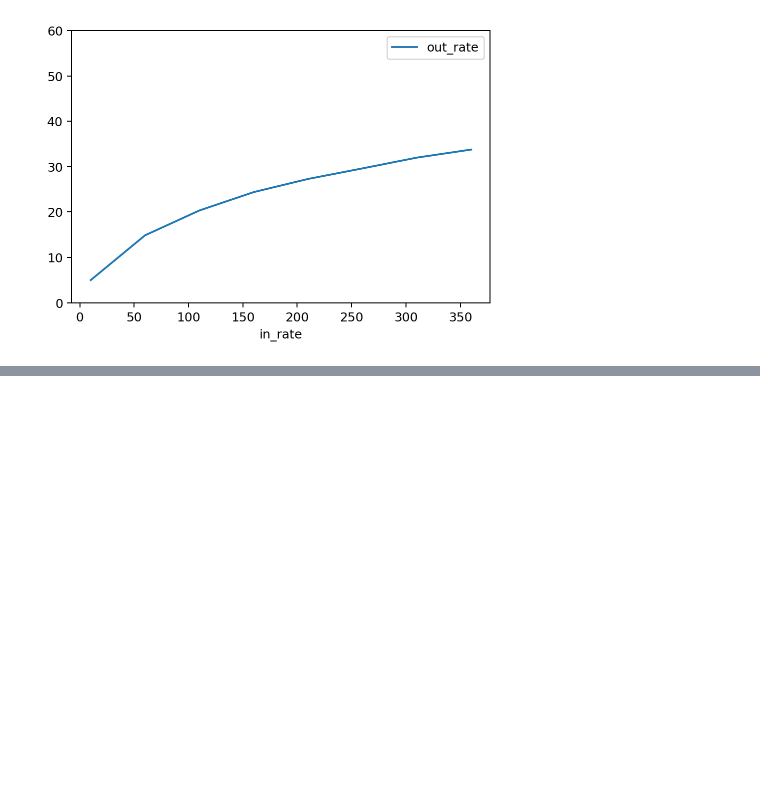
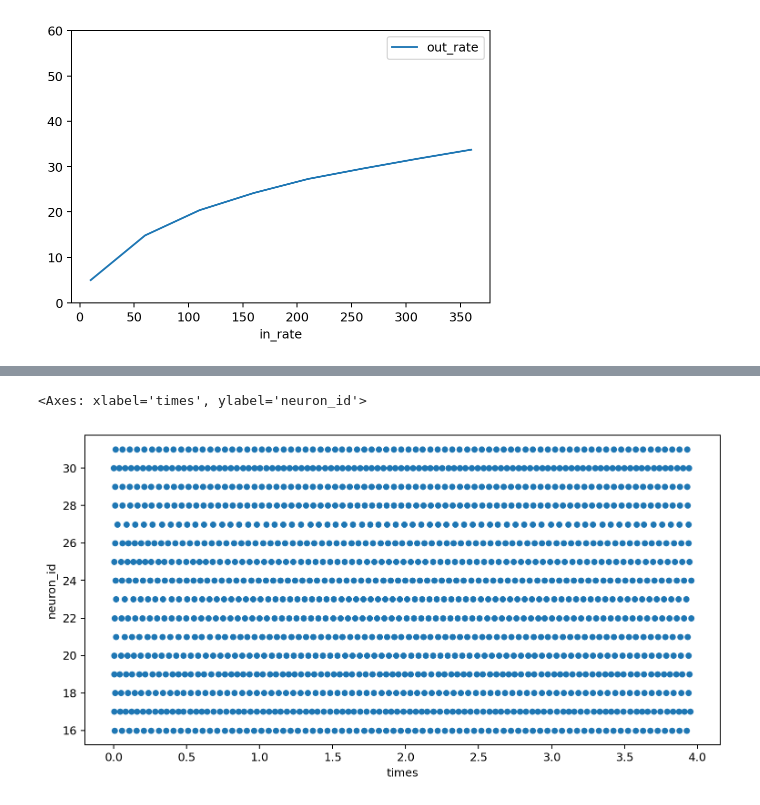
Before and after one commit to FarahBaracat/ni_class_dynapse, a Jupyter notebook: EI_network.ipynb, the cells around one changed output, grey strips where cells are left out. Drawn from its saved outputs; the diff is of its cells as text; code cells hidden in the pictures; blank space fills up the shorter version.

```diff
--- a/EI_network.ipynb
+++ b/EI_network.ipynb
@@ -256,2 +420,9 @@ plt.ylim([0,60])
+# %%
+fig = plt.figure(figsize=(10,5))
+ax = fig.add_subplot(1,1,1)
+results_df.plot(x='times', y='neuron_id', kind='scatter', ax=ax)
+# %% [output]
+<Axes: xlabel='times', ylabel='neuron_id'>
+[figure, added]
 # %%
 # samna.device.close_device(model)
```
Also changed, not shown: parts of 7 cells of this notebook.
